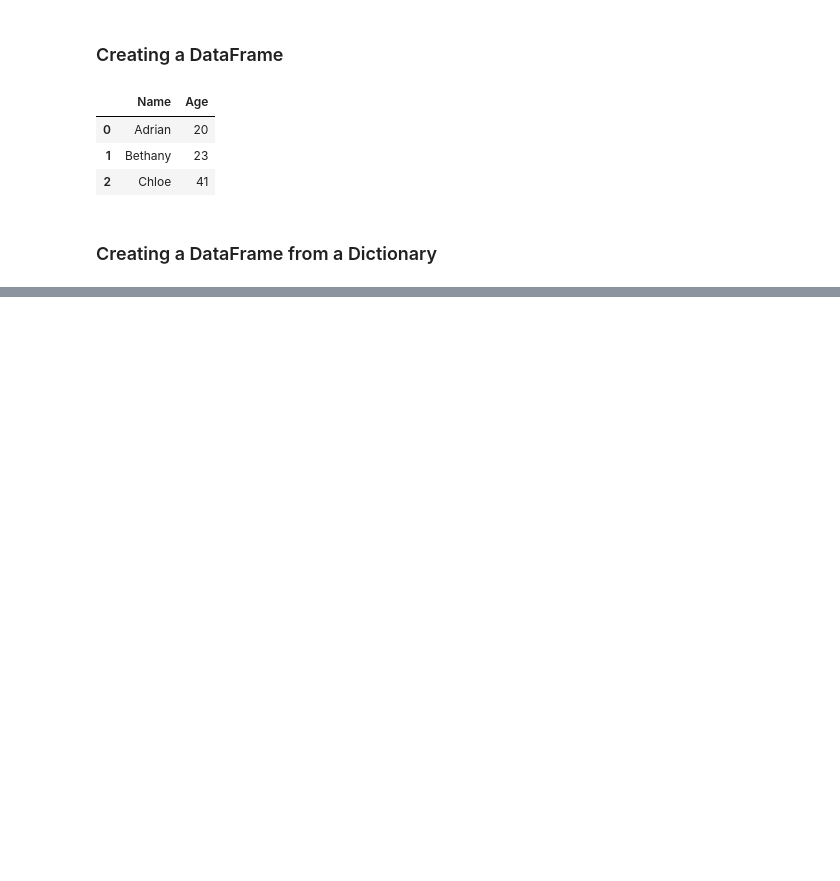
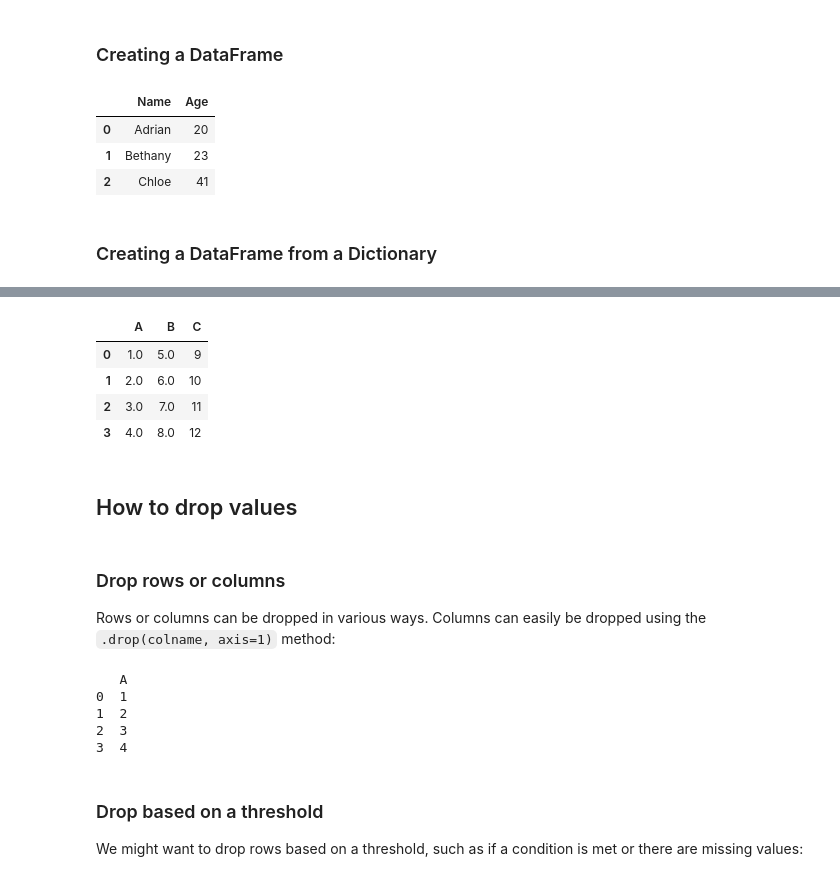
Before and after one commit to OscarHill/SpartaLearning, a Jupyter notebook: Python Scripts/Python for Data/Pandas Learning.ipynb, the cells around one changed output, grey strips where cells are left out. Saved outputs shown, nothing was run; the diff lists cells and outputs as text; code cells hidden in the pictures; blank space fills up the shorter version.

```diff
--- a/Python Scripts/Python for Data/Pandas Learning.ipynb
+++ b/Python Scripts/Python for Data/Pandas Learning.ipynb
@@ -193,0 +345,42 @@ df
+# %%
+df = pd.DataFrame({
+'A': [1, 2, np.nan, 4],
+'B': [5, np.nan, np.nan, 8],
+'C': [9, 10, 11, 12]
+})
+
+# Interpolate missing values
+df_interpolated = df.interpolate()
+df_interpolated
+# As can be seen, the values will be replaced with evenly spaced alternatives.
+# %% [output]
+|  | A | B | C |
+| 0 | 1.0 | 5.0 | 9 |
+| 1 | 2.0 | 6.0 | 10 |
+| 2 | 3.0 | 7.0 | 11 |
+| 3 | 4.0 | 8.0 | 12 |
+# %% [markdown]
+## How to drop values
+# %% [markdown]
+### Drop rows or columns
+
+Rows or columns can be dropped in various ways. Columns can easily be dropped using the `.drop(colname, axis=1)` method:
+# %%
+df = pd.DataFrame({
+    'A': [1, 2, 3, 4],
+    'B': [5, 6, 7, 8]
+})
+
+# Drop column 'B'
+df = df.drop('B', axis=1)
+print(df)
+# %% [output]
+   A
+0  1
+1  2
+2  3
+3  4
+# %% [markdown]
+### Drop based on a threshold
+
+We might want to drop rows based on a threshold, such as if a condition is met or there are missing values:
```
Also changed, not shown: parts of 52 cells of this notebook, 7 other files.
